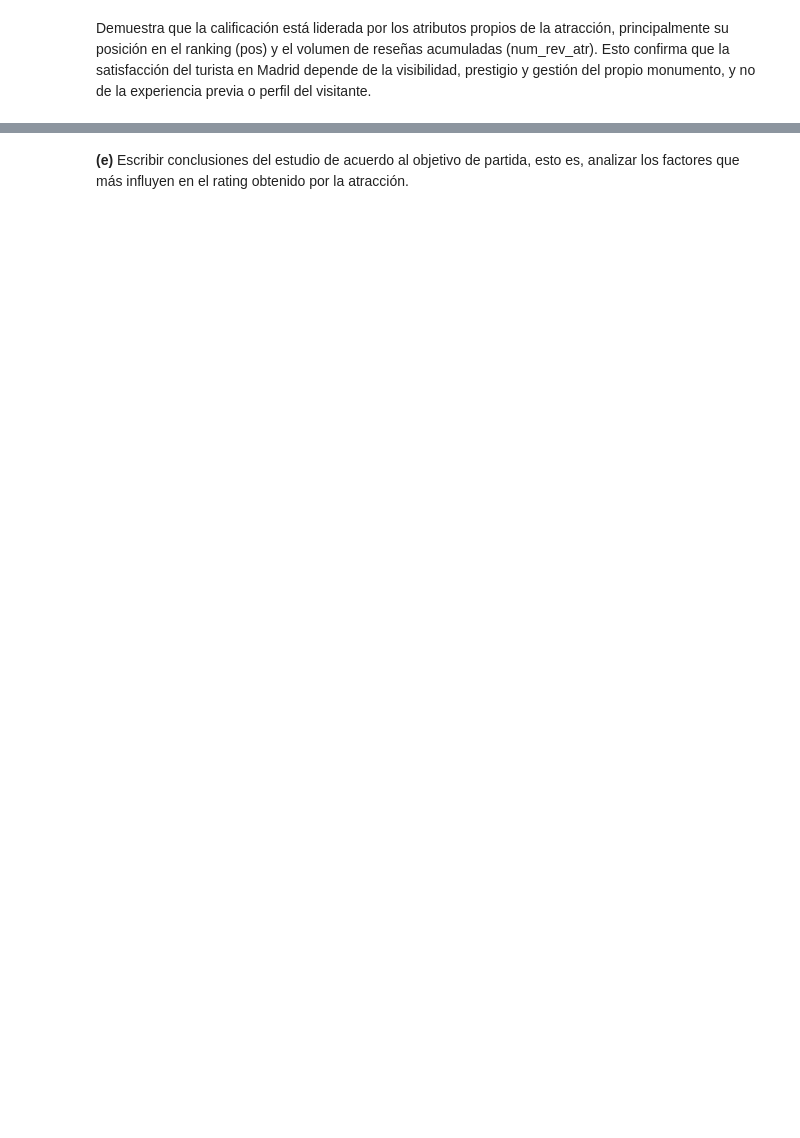
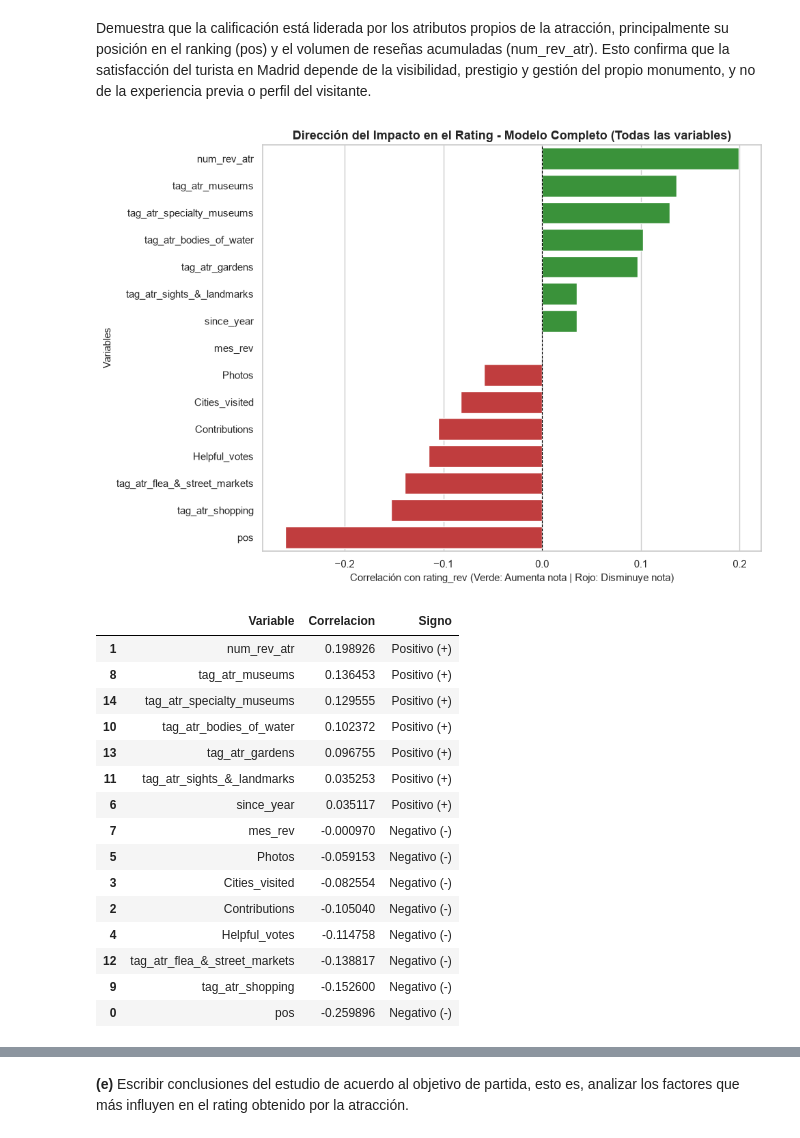
Before and after one commit to LosPValor/AyudanteDeViaje, a Jupyter notebook: CDT_octubre26b.ipynb, the cells around one changed output, grey strips where cells are left out. Drawn from its saved outputs; the diff is of its cells as text; code cells hidden in the pictures; blank space fills up the shorter version.

```diff
--- a/CDT_octubre26b.ipynb
+++ b/CDT_octubre26b.ipynb
@@ -1062,2 +1059,51 @@ plt.show()
 # %% [markdown]
 Demuestra que la calificación está liderada por los atributos propios de la atracción, principalmente su posición en el ranking (pos) y el volumen de reseñas acumuladas (num_rev_atr). Esto confirma que la satisfacción del turista en Madrid depende de la visibilidad, prestigio y gestión del propio monumento, y no de la experiencia previa o perfil del visitante.
+# %%
+import matplotlib.pyplot as plt
+import seaborn as sns
+import pandas as pd
+
+# 1. Tomamos las 15 variables más importantes del modelo completo (original)
+top_vars_orig = df_top['Variable'].tolist()
+
+# 2. Calculamos la correlación de Spearman de cada una con el rating real
+correlaciones_orig = df_ml[top_vars_orig].apply(lambda col: df_ml['rating_rev'].corr(col, method='spearman'))
+
+df_signo_orig = pd.DataFrame({
+    'Variable': top_vars_orig,
+    'Correlacion': correlaciones_orig.values,
+    'Signo': ['Positivo (+)' if c > 0 else 'Negativo (-)' for c in correlaciones_orig.values]
+}).sort_values(by='Correlacion', ascending=False)
+
+# 3. Gráfico de barras con signo
+plt.figure(figsize=(10, 7))
+colores_orig = ['#2ca02c' if c > 0 else '#d62728' for c in df_signo_orig['Correlacion']]
+
+sns.barplot(x='Correlacion', y='Variable', data=df_signo_orig, palette=colores_orig)
+plt.axvline(0, color='black', linestyle='--', linewidth=0.8)
+plt.title('Dirección del Impacto en el Rating - Modelo Completo (Todas las variables)', fontweight='bold', fontsize=13)
+plt.xlabel('Correlación con rating_rev (Verde: Aumenta nota | Rojo: Disminuye nota)', fontsize=11)
+plt.ylabel('Variables', fontsize=11)
+plt.tight_layout()
+plt.show()
+
+# 4. Mostrar tabla explicativa rápida
+display(df_signo_orig)
+# %% [output]
+[figure, added]
+|  | Variable | Correlacion | Signo |
+| 1 | num_rev_atr | 0.198926 | Positivo (+) |
+| 8 | tag_atr_museums | 0.136453 | Positivo (+) |
+| 14 | tag_atr_specialty_museums | 0.129555 | Positivo (+) |
+| 10 | tag_atr_bodies_of_water | 0.102372 | Positivo (+) |
+| 13 | tag_atr_gardens | 0.096755 | Positivo (+) |
+| 11 | tag_atr_sights_&_landmarks | 0.035253 | Positivo (+) |
+| 6 | since_year | 0.035117 | Positivo (+) |
+| 7 | mes_rev | -0.000970 | Negativo (-) |
+| 5 | Photos | -0.059153 | Negativo (-) |
+| 3 | Cities_visited | -0.082554 | Negativo (-) |
+| 2 | Contributions | -0.105040 | Negativo (-) |
+| 4 | Helpful_votes | -0.114758 | Negativo (-) |
+| 12 | tag_atr_flea_&_street_markets | -0.138817 | Negativo (-) |
+| 9 | tag_atr_shopping | -0.152600 | Negativo (-) |
+| 0 | pos | -0.259896 | Negativo (-) |
```
Also changed, not shown: parts of 23 cells of this notebook.
